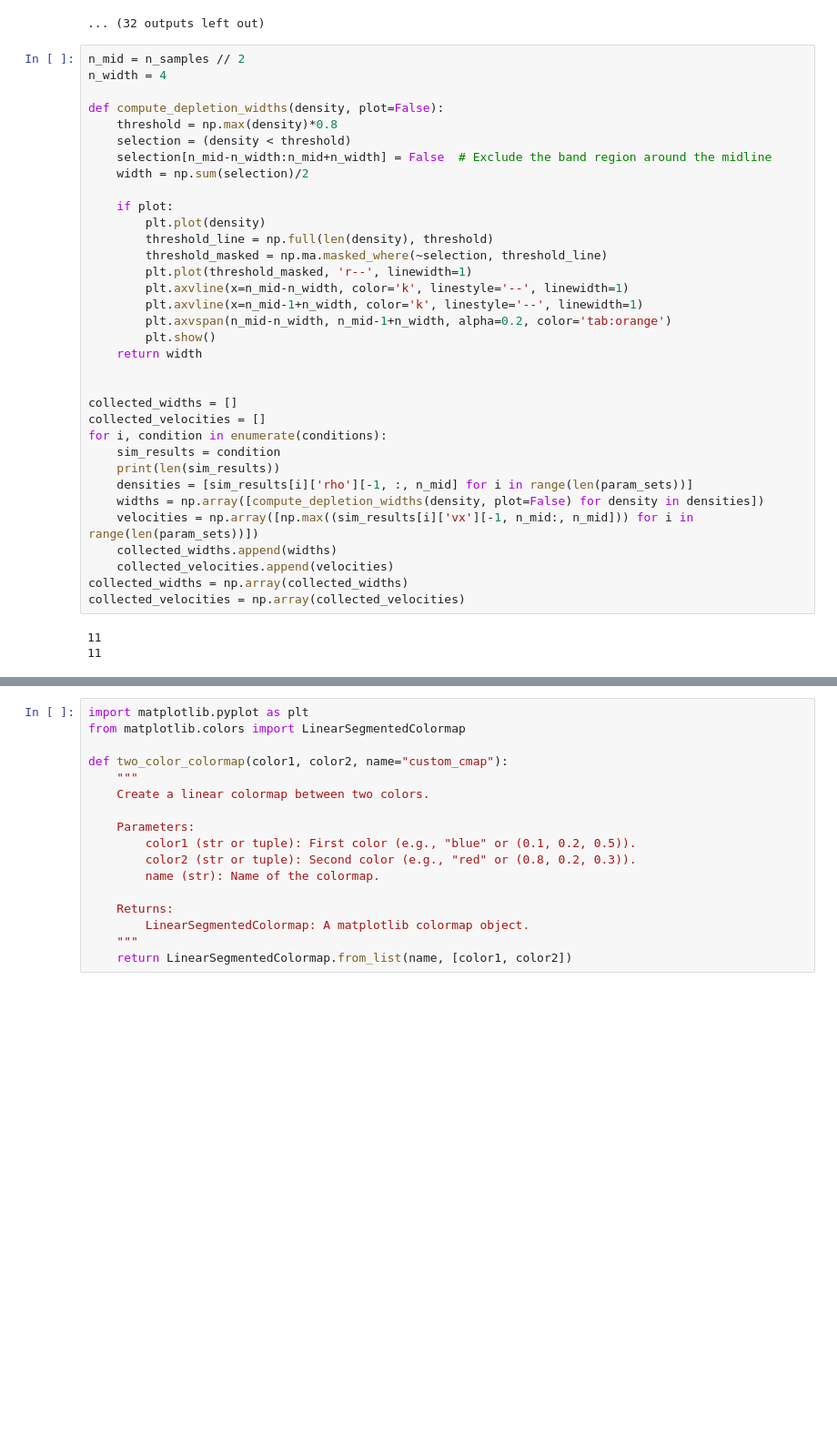
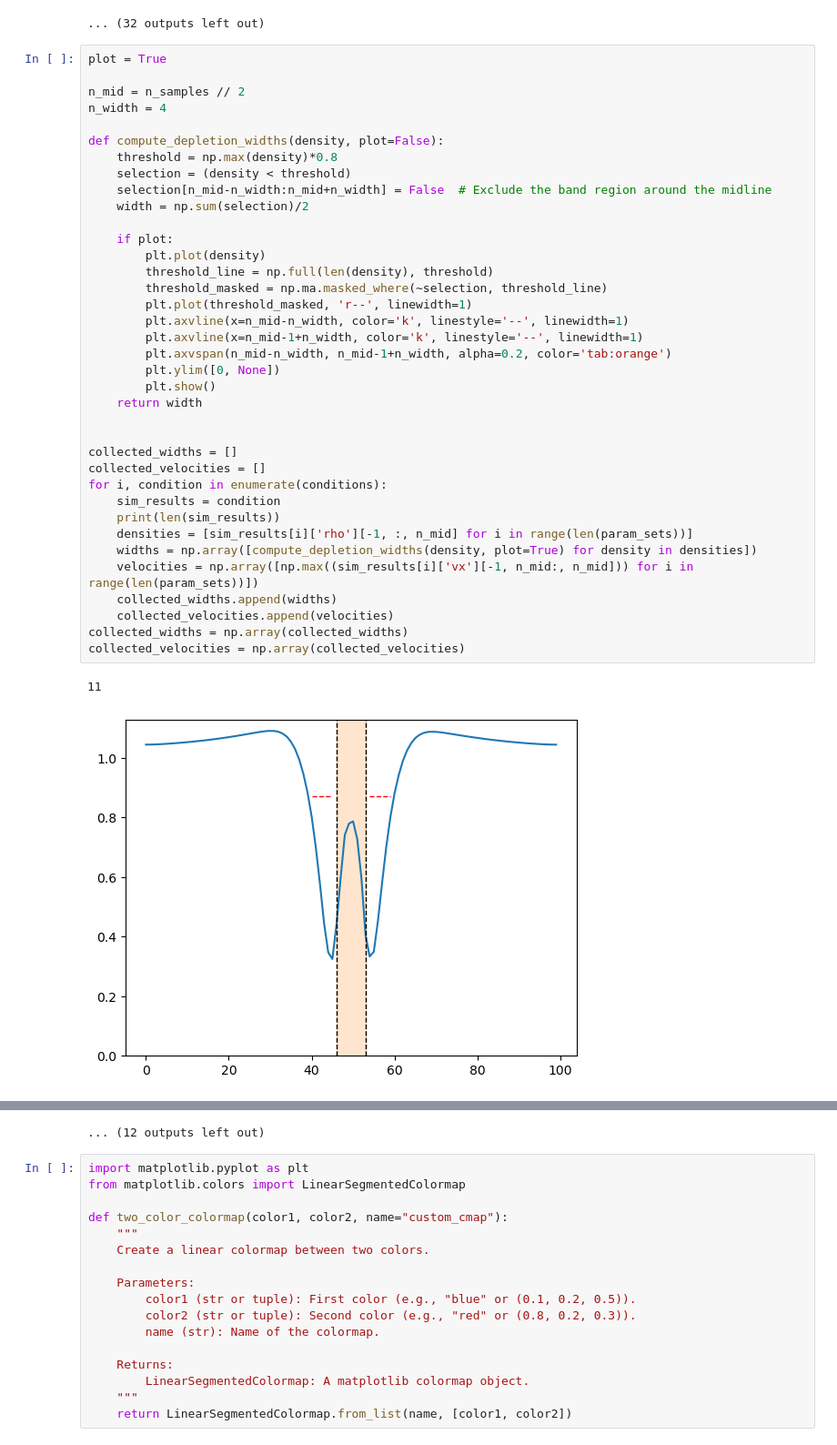
Before and after one commit to Irene-Li/Zebrafish_cleavage, a Jupyter notebook: notebooks/caRhoA_actin_dynamics.ipynb, the cells around one changed output, grey strips where cells are left out. Shown at 91% size. Cells and saved outputs as stored; diff of their text form; blank space fills up the shorter version.

```diff
--- a/notebooks/caRhoA_actin_dynamics.ipynb
+++ b/notebooks/caRhoA_actin_dynamics.ipynb
@@ -100,6 +100,8 @@ Running simulation 6 with Qsq=0.8
 craete bilinearformapplication
 ... (32 outputs left out)
 # %%
+plot = True
+
 n_mid = n_samples // 2
 n_width = 4
 
@@ -107,32 +109,33 @@ def compute_depletion_widths(density, plot=False):
     threshold = np.max(density)*0.8
     selection = (density < threshold)
     selection[n_mid-n_width:n_mid+n_width] = False  # Exclude the band region around the midline
     width = np.sum(selection)/2
 
     if plot:
         plt.plot(density)
         threshold_line = np.full(len(density), threshold)
         threshold_masked = np.ma.masked_where(~selection, threshold_line)
         plt.plot(threshold_masked, 'r--', linewidth=1)
         plt.axvline(x=n_mid-n_width, color='k', linestyle='--', linewidth=1)
         plt.axvline(x=n_mid-1+n_width, color='k', linestyle='--', linewidth=1)
         plt.axvspan(n_mid-n_width, n_mid-1+n_width, alpha=0.2, color='tab:orange')
+        plt.ylim([0, None])
         plt.show()
     return width
 
 
 collected_widths = []
 collected_velocities = []
 for i, condition in enumerate(conditions):
     sim_results = condition
     print(len(sim_results))
     densities = [sim_results[i]['rho'][-1, :, n_mid] for i in range(len(param_sets))]
-    widths = np.array([compute_depletion_widths(density, plot=False) for density in densities])
+    widths = np.array([compute_depletion_widths(density, plot=True) for density in densities])
     velocities = np.array([np.max((sim_results[i]['vx'][-1, n_mid:, n_mid])) for i in range(len(param_sets))])
     collected_widths.append(widths)
     collected_velocities.append(velocities)
 collected_widths = np.array(collected_widths)
 collected_velocities = np.array(collected_velocities)
 # %% [output]
 11
-11
+[figure, added]
@@ -139,3 +152,4 @@ collected_velocities = np.array(collected_velocities)
+... (12 outputs left out)
 # %%
 import matplotlib.pyplot as plt
 from matplotlib.colors import LinearSegmentedColormap
```
Also changed, not shown: parts of 1 cell of this notebook, 2 other files.
